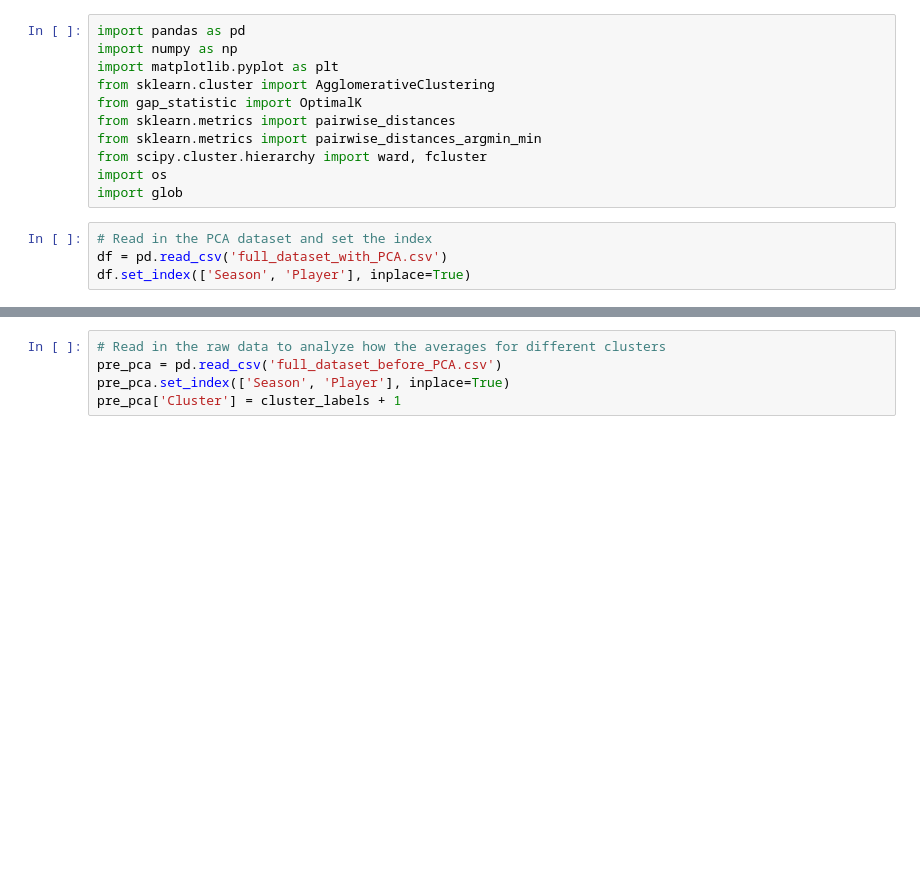
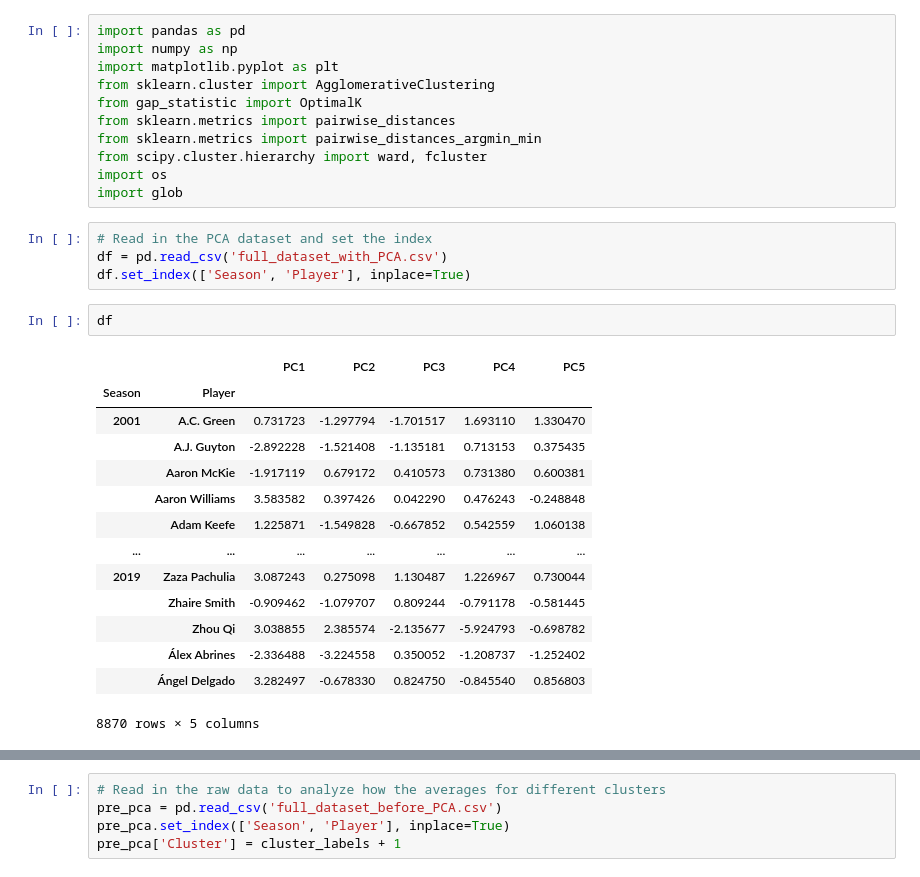
Before and after one commit to matthew-vaught/basketball-playstyle-research, a Jupyter notebook: Reproducing Richardson's Results - Performing Clustering Methods.ipynb, the cells around one changed output, grey strips where cells are left out. Cells and saved outputs as stored; diff of their text form; blank space fills up the shorter version.

```diff
--- a/Reproducing Richardson's Results - Performing Clustering Methods.ipynb
+++ b/Reproducing Richardson's Results - Performing Clustering Methods.ipynb
@@ -13,3 +13,20 @@ import glob
 # Read in the PCA dataset and set the index
 df = pd.read_csv('full_dataset_with_PCA.csv')
 df.set_index(['Season', 'Player'], inplace=True)
+# %%
+df
+# %% [output]
+|  |  | PC1 | PC2 | PC3 | PC4 | PC5 |
+| Season | Player |  |  |  |  |  |
+| 2001 | A.C. Green | 0.731723 | -1.297794 | -1.701517 | 1.693110 | 1.330470 |
+|  | A.J. Guyton | -2.892228 | -1.521408 | -1.135181 | 0.713153 | 0.375435 |
+|  | Aaron McKie | -1.917119 | 0.679172 | 0.410573 | 0.731380 | 0.600381 |
+|  | Aaron Williams | 3.583582 | 0.397426 | 0.042290 | 0.476243 | -0.248848 |
+|  | Adam Keefe | 1.225871 | -1.549828 | -0.667852 | 0.542559 | 1.060138 |
+| ... | ... | ... | ... | ... | ... | ... |
+| 2019 | Zaza Pachulia | 3.087243 | 0.275098 | 1.130487 | 1.226967 | 0.730044 |
+|  | Zhaire Smith | -0.909462 | -1.079707 | 0.809244 | -0.791178 | -0.581445 |
+|  | Zhou Qi | 3.038855 | 2.385574 | -2.135677 | -5.924793 | -0.698782 |
+|  | Álex Abrines | -2.336488 | -3.224558 | 0.350052 | -1.208737 | -1.252402 |
+|  | Ángel Delgado | 3.282497 | -0.678330 | 0.824750 | -0.845540 | 0.856803 |
+8870 rows × 5 columns
```
Also changed, not shown: parts of 10 cells of this notebook, 2 other files.
